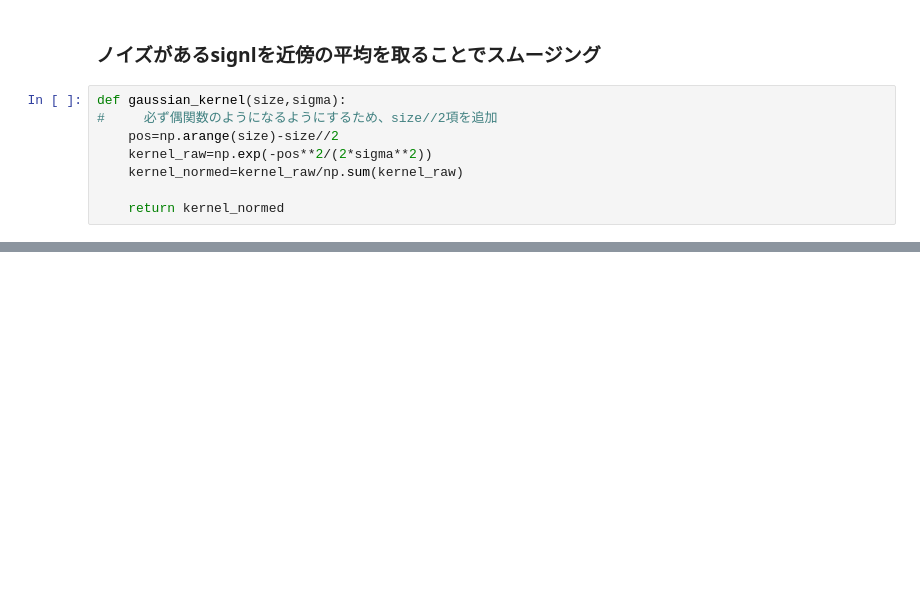
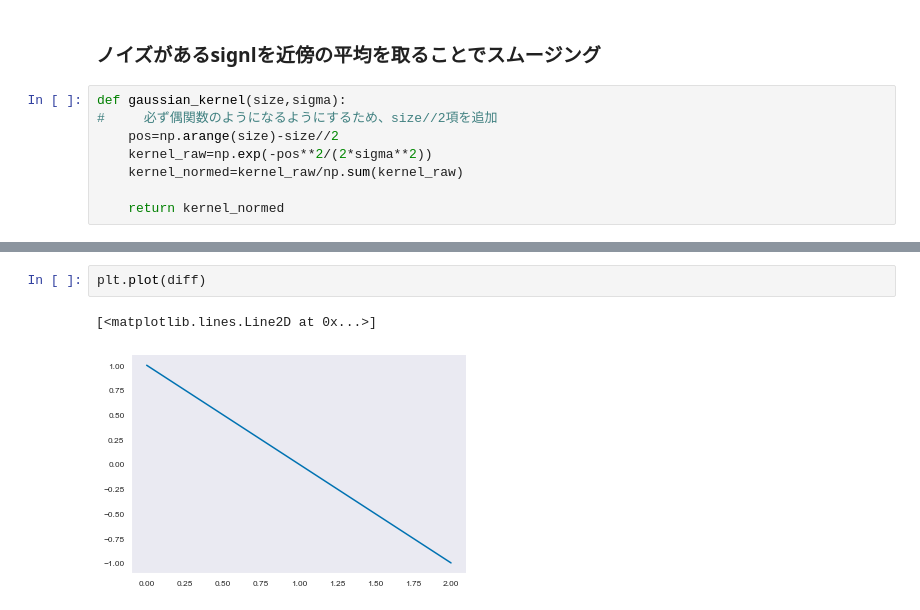
Before and after one commit to hiroaki8388/datascienceEdu, a Jupyter notebook: Chapter 3. Networks of Image Regions with ndimage.ipynb, the cells around one changed output, grey strips where cells are left out. Cells and saved outputs as stored; diff of their text form; blank space fills up the shorter version.

```diff
--- a/Chapter 3. Networks of Image Regions with ndimage.ipynb
+++ b/Chapter 3. Networks of Image Regions with ndimage.ipynb
@@ -140 +140,6 @@ plt.plot(gaussian_kernel(25,3))
+# %%
+plt.plot(diff)
+# %% [output]
+[<matplotlib.lines.Line2D at 0x...>]
+[figure, added]
 # %%
```
Also changed, not shown: parts of 19 cells of this notebook.
